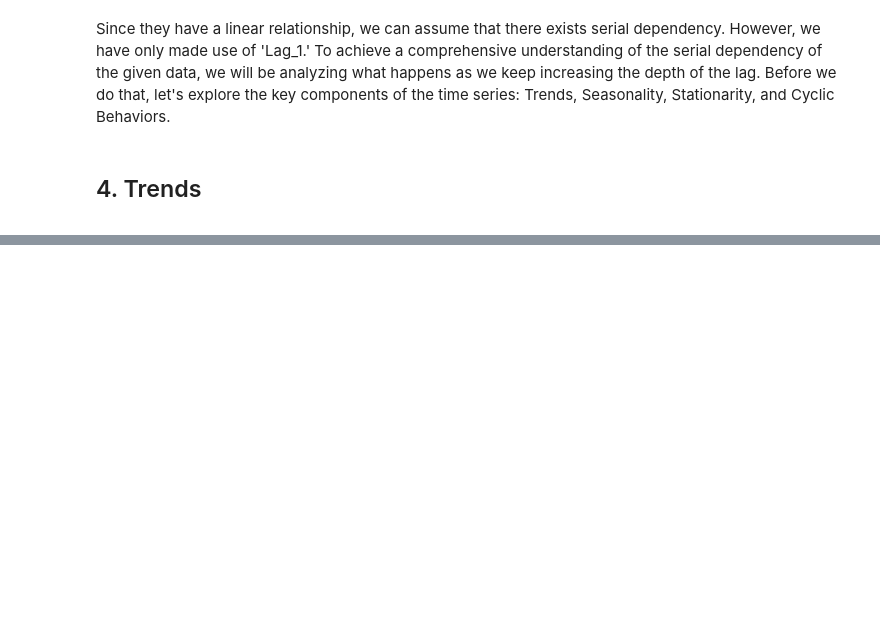
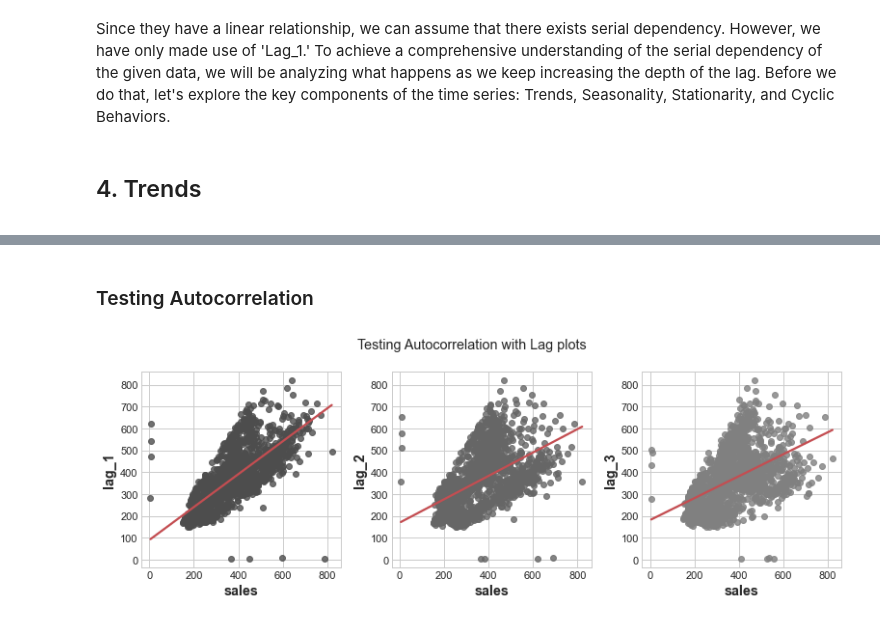
Before and after one commit to AndyLeeProjects/Store_Sales_Forecasting, a Jupyter notebook: Time_Series/Time_Series_Analysis.ipynb, the cells around one changed output, grey strips where cells are left out. Cells and saved outputs as stored; diff of their text form; code cells hidden in the pictures; blank space fills up the shorter version.

```diff
--- a/Time_Series/Time_Series_Analysis.ipynb
+++ b/Time_Series/Time_Series_Analysis.ipynb
@@ -225,0 +219,17 @@ Text(0, 0.5, 'Sales (daily mean)')
+# %% [markdown]
+### Testing Autocorrelation
+# %%
+df['lag_2'] = df['sales'].shift(2)
+df['lag_3'] = df['sales'].shift(3)
+
+df.dropna(inplace=True)
+
+fig, axe = plt.subplots(1,3)
+fig.suptitle('Testing Autocorrelation with Lag plots')
+axe[0] = sns.regplot(ax = axe[0], x='sales',y='lag_1', data=df, ci=None, scatter_kws=dict(color='0.3'), color='r')
+
+axe[1] = sns.regplot(ax = axe[1], x='sales',y='lag_2', data=df, ci=None, scatter_kws=dict(color='0.4'), color='r')
+
+axe[2] = sns.regplot(ax = axe[2], x='sales',y='lag_3', data=df, ci=None, scatter_kws=dict(color='0.5'), color='r')
+# %% [output]
+[figure, added]
```
Also changed, not shown: parts of 7 cells of this notebook.
